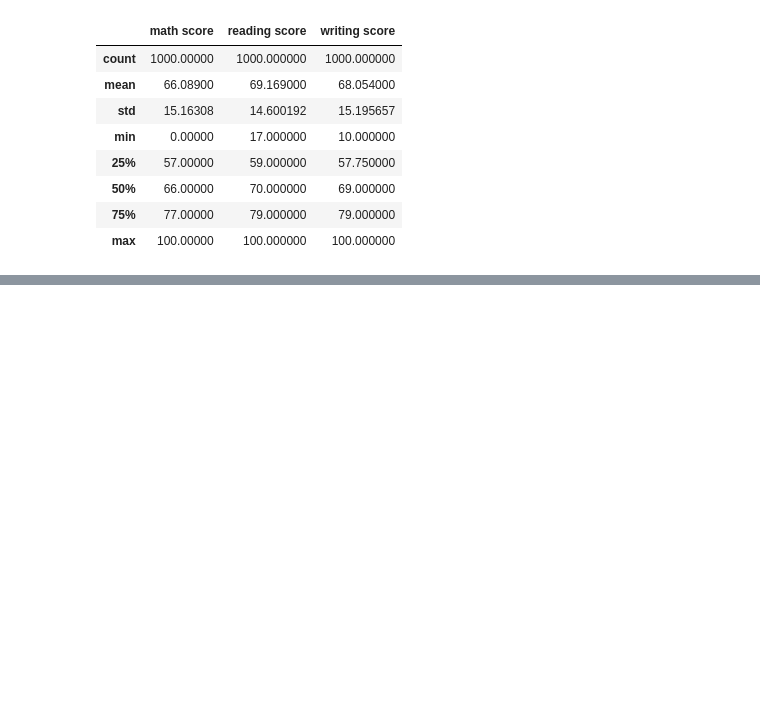
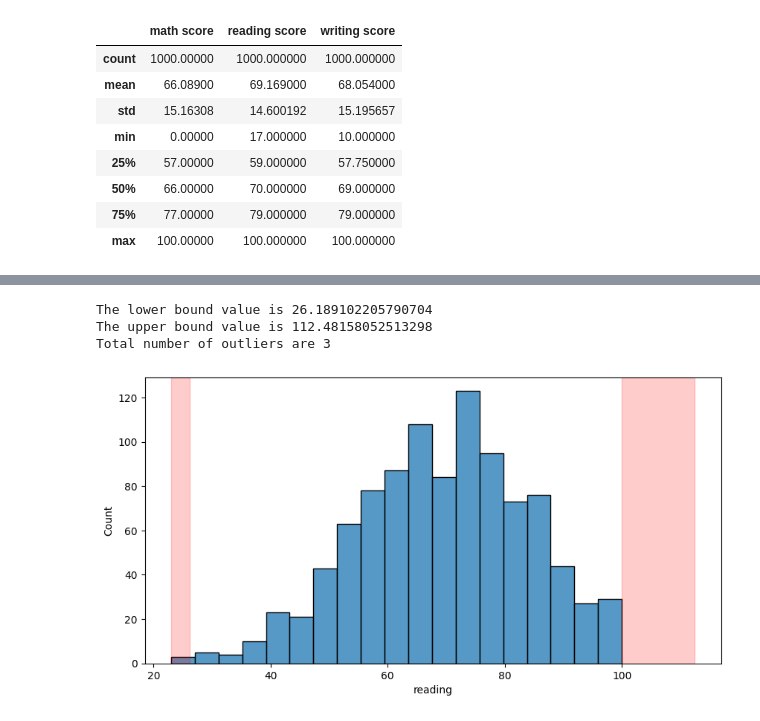
Before and after one commit to TrungHQ-02/student-result-analysis-clustering, a Jupyter notebook: student-analysis.ipynb, the cells around one changed output, grey strips where cells are left out. Cells and saved outputs as stored; diff of their text form; code cells hidden in the pictures; blank space fills up the shorter version.

```diff
--- a/student-analysis.ipynb
+++ b/student-analysis.ipynb
@@ -67,0 +162,11 @@ df.describe()
+# %%
+# Check outliers in reading col
+lower, upper = outlier_dectection(df, 'reading')
+
+# Remove outliers
+df = df[(df['reading'] < upper) & (df['reading'] > lower)]
+# %% [output]
+The lower bound value is 26.189102205790704
+The upper bound value is 112.48158052513298
+Total number of outliers are 3
+[figure, added]
```
Also changed, not shown: parts of 11 cells of this notebook.
